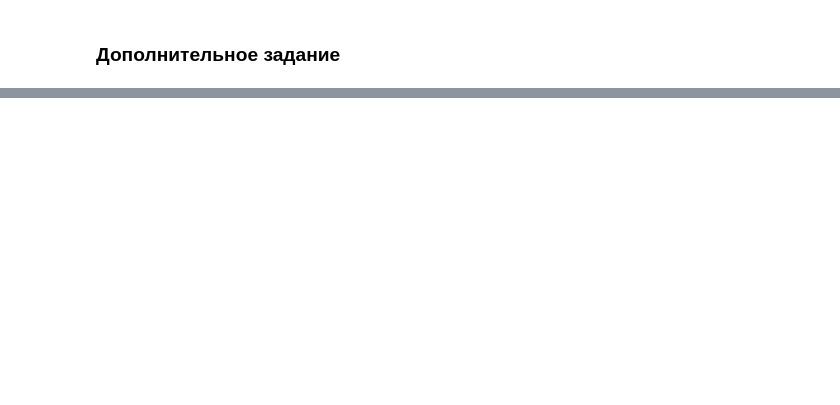
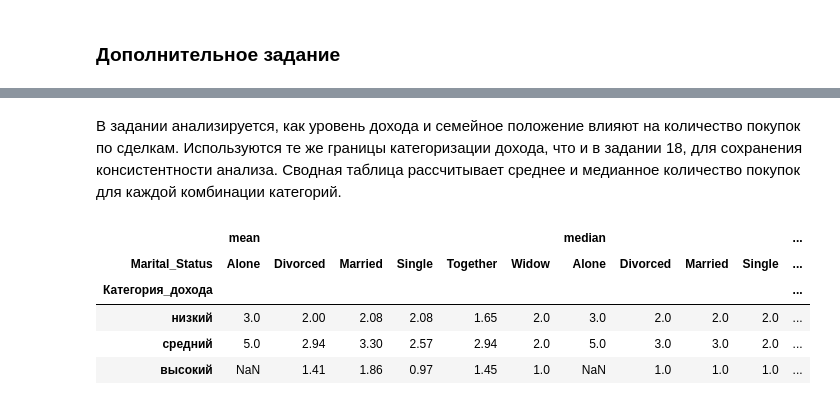
Before and after one commit to Lina3386/introduction_to_data_analysis, a Jupyter notebook: ЛР1_Макарова_14.ipynb, the cells around one changed output, grey strips where cells are left out. Cells and saved outputs as stored; diff of their text form; code cells hidden in the pictures; blank space fills up the shorter version.

Commit message:
Update ЛР1_Макарова_14.ipynb
Добавлены дополнительные задания.

```diff
--- a/ЛР1_Макарова_14.ipynb
+++ b/ЛР1_Макарова_14.ipynb
@@ -555,0 +570,8 @@ PhD         1.50   NaN  1.00  1.00   NaN   1.0   NaN   NaN   NaN   NaN
+# %%
+# код выполнения задания
+from datetime import datetime
+
+# разница между текущей датой и датой регистрации клиента в компании
+df['Years_since_registration'] = (datetime.now() - df['Dt_Customer']).dt.days / 365.25
+
+print(df[['Dt_Customer', 'Years_since_registration']].head())
@@ -555,0 +593,7 @@ PhD         1.50   NaN  1.00  1.00   NaN   1.0   NaN   NaN   NaN   NaN
+# %%
+# столбец "Категория клиента"
+bins_client = [10, 13, 15, 50]
+labels_client = ['новый', 'средний', 'старый']
+
+df['Категория_клиента'] = pd.cut(df['Years_since_registration'], bins=bins_client, labels=labels_client)
+print(df['Категория_клиента'].value_counts())
@@ -555,0 +613,7 @@ PhD         1.50   NaN  1.00  1.00   NaN   1.0   NaN   NaN   NaN   NaN
+# %%
+# столбец "Категория дохода"
+bins_income = [0, 40000, 70000, 200000]
+labels_income = ['низкий', 'средний', 'высокий']
+
+df['Категория_дохода'] = pd.cut(df['Income'], bins=bins_income, labels=labels_income)
+print(df['Категория_дохода'].value_counts())
@@ -555,0 +776,24 @@ PhD         1.50   NaN  1.00  1.00   NaN   1.0   NaN   NaN   NaN   NaN
+# %% [markdown]
+В задании анализируется, как уровень дохода и семейное положение влияют на количество покупок по сделкам.
+Используются те же границы категоризации дохода, что и в задании 18, для сохранения консистентности анализа. Сводная таблица рассчитывает среднее и медианное количество покупок для каждой комбинации категорий.
+# %%
+bins_income = [0, 40000, 70000, 200000]
+labels_income = ['низкий', 'средний', 'высокий']
+df['Категория_дохода'] = pd.cut(df['Income'], bins=bins_income, labels=labels_income)
+
+pivot_14 = df.pivot_table(
+    index='Категория_дохода',
+    columns='Marital_Status',
+    values='NumDealsPurchases',
+    aggfunc=['mean', 'median'],
+    observed=True
+).round(2)
+
+display(pivot_14)
+# %% [output]
+|  | mean |  |  |  |  |  | median |  |  |  | ... |
+| Marital_Status | Alone | Divorced | Married | Single | Together | Widow | Alone | Divorced | Married | Single | ... |
+| Категория_дохода |  |  |  |  |  |  |  |  |  |  | ... |
+| низкий | 3.0 | 2.00 | 2.08 | 2.08 | 1.65 | 2.0 | 3.0 | 2.0 | 2.0 | 2.0 | ... |
+| средний | 5.0 | 2.94 | 3.30 | 2.57 | 2.94 | 2.0 | 5.0 | 3.0 | 3.0 | 2.0 | ... |
+| высокий | NaN | 1.41 | 1.86 | 0.97 | 1.45 | 1.0 | NaN | 1.0 | 1.0 | 1.0 | ... |
```
Also changed, not shown: parts of 29 cells of this notebook.
